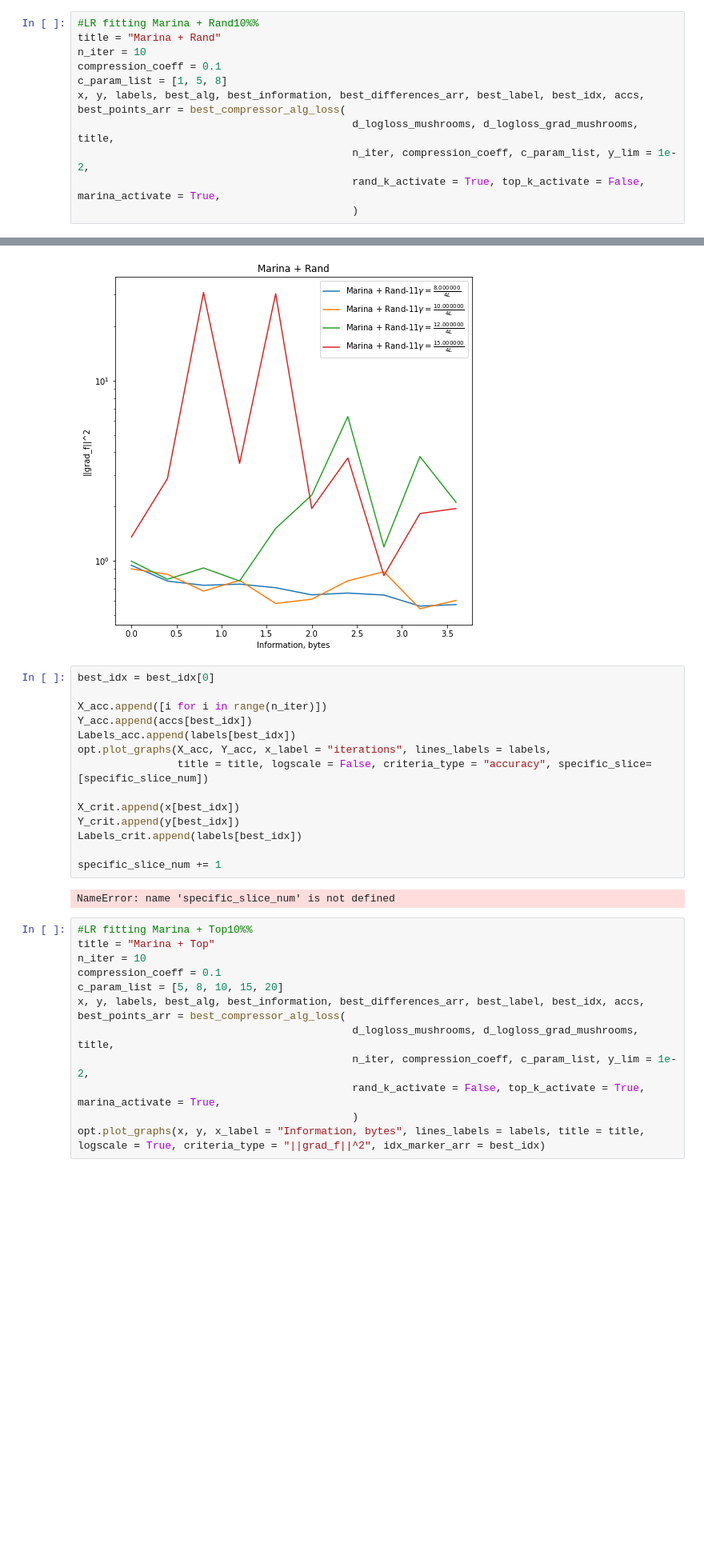
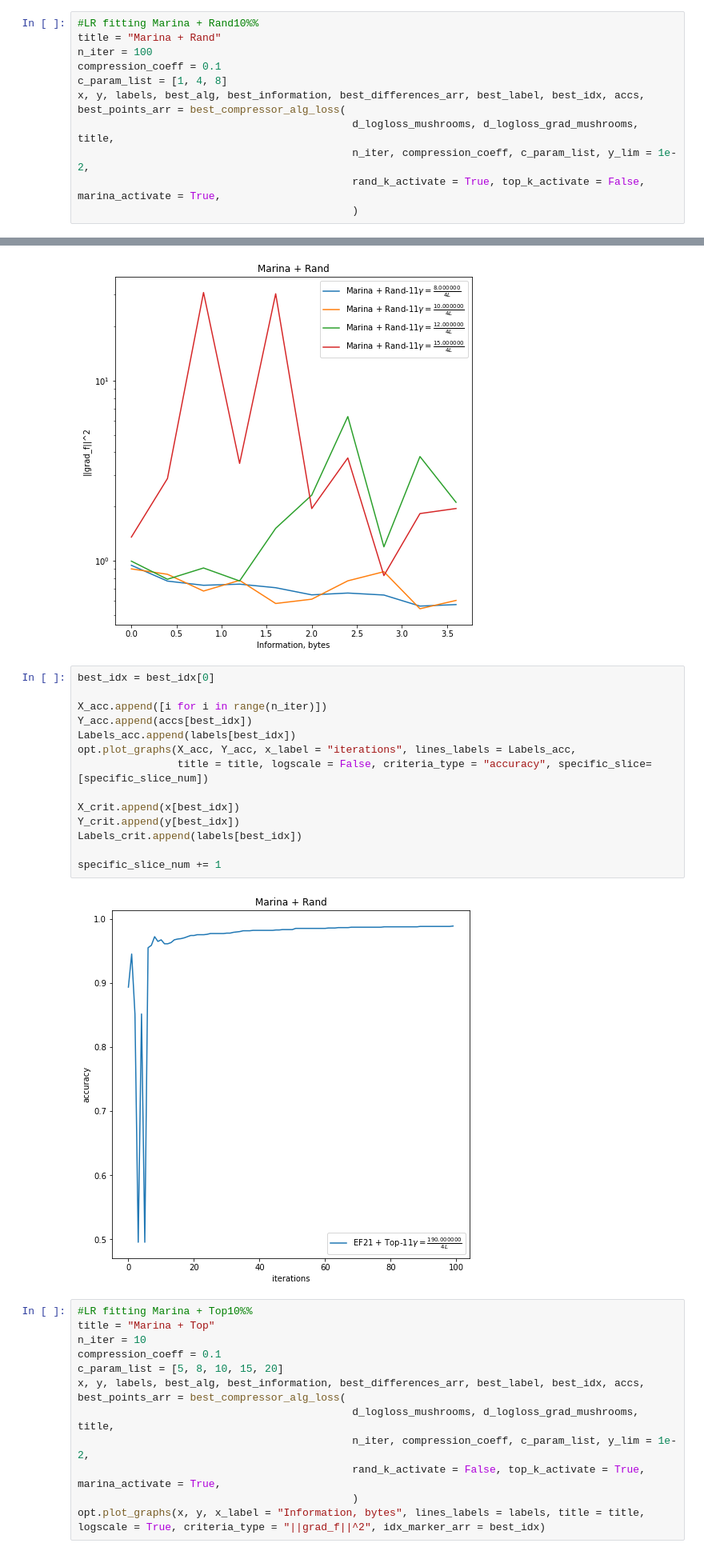
Before and after one commit to k2a07/MIPT-homeworks, a Jupyter notebook: Acharya_Kirill_Optimization_HW_7.ipynb, the cells around one changed output, grey strips where cells are left out. Shown at 80% size. Drawn from its saved outputs; the diff is of its cells as text; blank space fills up the shorter version.

```diff
--- a/Acharya_Kirill_Optimization_HW_7.ipynb
+++ b/Acharya_Kirill_Optimization_HW_7.ipynb
@@ -683,9 +683,9 @@ specific_slice_num += 1
 # %%
 #LR fitting Marina + Rand10%%
 title = "Marina + Rand"
-n_iter = 10
+n_iter = 100
 compression_coeff = 0.1
-c_param_list = [1, 5, 8]
+c_param_list = [1, 4, 8]
 x, y, labels, best_alg, best_information, best_differences_arr, best_label, best_idx, accs, best_points_arr = best_compressor_alg_loss(
                                             d_logloss_mushrooms, d_logloss_grad_mushrooms, title,
                                             n_iter, compression_coeff, c_param_list, y_lim = 1e-2,
@@ -700,19 +698,19 @@ opt.plot_graphs(x, y, x_label = "Information, bytes", lines_labels = labels, tit
 # %%
 best_idx = best_idx[0]
 
 X_acc.append([i for i in range(n_iter)])
 Y_acc.append(accs[best_idx])
 Labels_acc.append(labels[best_idx])
-opt.plot_graphs(X_acc, Y_acc, x_label = "iterations", lines_labels = labels,
+opt.plot_graphs(X_acc, Y_acc, x_label = "iterations", lines_labels = Labels_acc,
                 title = title, logscale = False, criteria_type = "accuracy", specific_slice=[specific_slice_num])
 
 X_crit.append(x[best_idx])
 Y_crit.append(y[best_idx])
 Labels_crit.append(labels[best_idx])
 
 specific_slice_num += 1
 # %% [output]
-NameError: name 'specific_slice_num' is not defined
+[figure, added]
 # %%
 #LR fitting Marina + Top10%%
 title = "Marina + Top"
```
Also changed, not shown: parts of 1 cell of this notebook, 1 other file.
